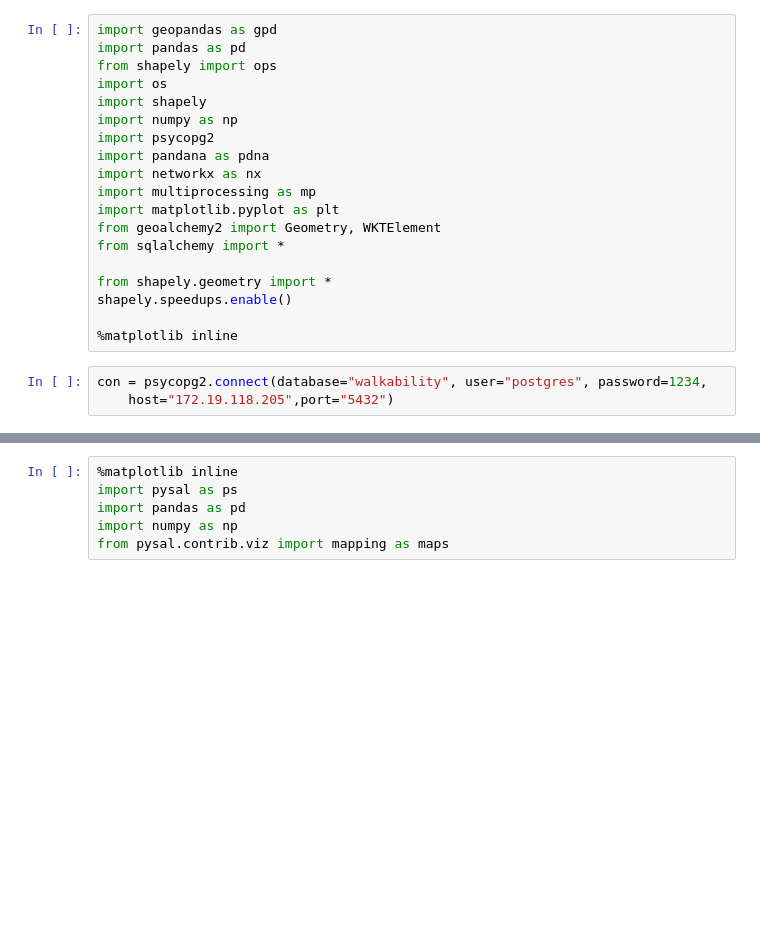
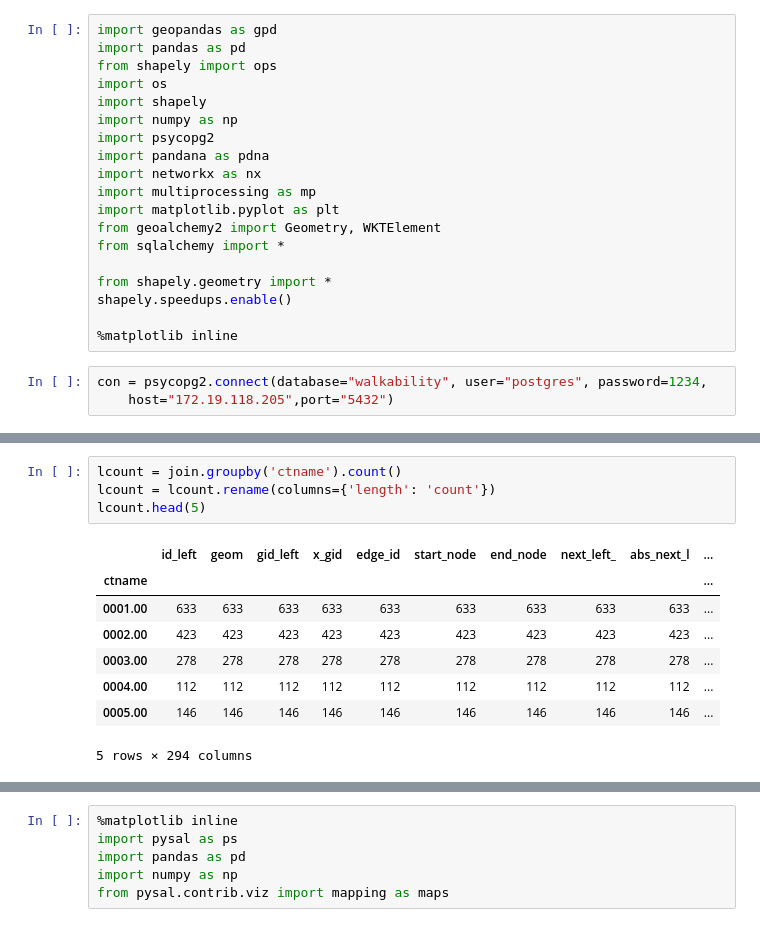
Before and after one commit to gcc-dav-official-github/production, a Jupyter notebook: projects/walkability/code/Spatial Data Analysis.ipynb, the cells around one changed output, grey strips where cells are left out. Cells and saved outputs as stored; diff of their text form; blank space fills up the shorter version.

```diff
--- a/projects/walkability/code/Spatial Data Analysis.ipynb
+++ b/projects/walkability/code/Spatial Data Analysis.ipynb
@@ -100,0 +67,13 @@ join.groupby('ctname').count()
+# %%
+lcount = join.groupby('ctname').count()
+lcount = lcount.rename(columns={'length': 'count'})
+lcount.head(5)
+# %% [output]
+|  | id_left | geom | gid_left | x_gid | edge_id | start_node | end_node | next_left_ | abs_next_l | ... |
+| ctname |  |  |  |  |  |  |  |  |  | ... |
+| 0001.00 | 633 | 633 | 633 | 633 | 633 | 633 | 633 | 633 | 633 | ... |
+| 0002.00 | 423 | 423 | 423 | 423 | 423 | 423 | 423 | 423 | 423 | ... |
+| 0003.00 | 278 | 278 | 278 | 278 | 278 | 278 | 278 | 278 | 278 | ... |
+| 0004.00 | 112 | 112 | 112 | 112 | 112 | 112 | 112 | 112 | 112 | ... |
+| 0005.00 | 146 | 146 | 146 | 146 | 146 | 146 | 146 | 146 | 146 | ... |
+5 rows × 294 columns
```
Also changed, not shown: parts of 13 cells of this notebook.
